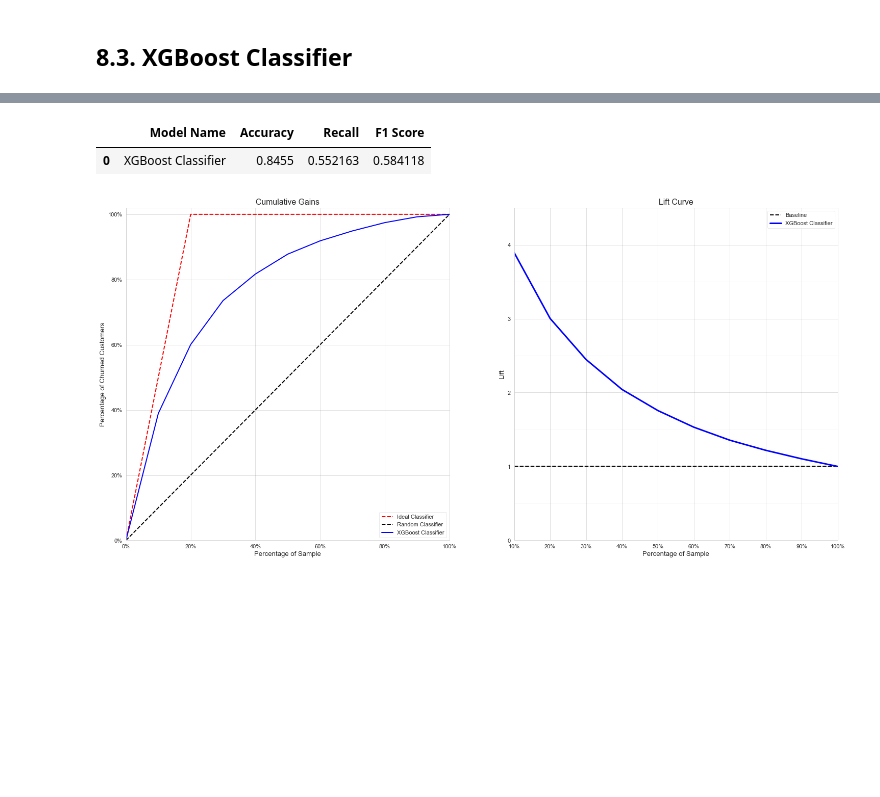
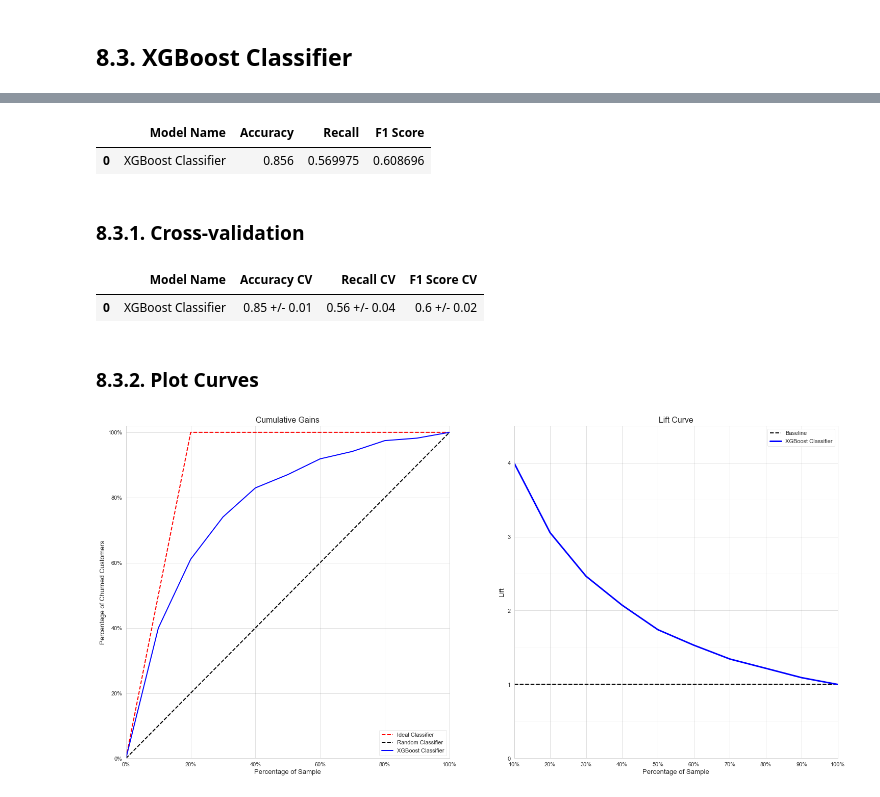
Before and after one commit to Gutscs/Client-Churn-Prediction, a Jupyter notebook: notebooks/churn_pred_cycle-2.ipynb, the cells around one changed output, grey strips where cells are left out. Saved outputs shown, nothing was run; the diff lists cells and outputs as text; code cells hidden in the pictures; blank space fills up the shorter version.

Commit message:
Added cross-validation and fine tuning

```diff
--- a/notebooks/churn_pred_cycle-2.ipynb
+++ b/notebooks/churn_pred_cycle-2.ipynb
@@ -729,7 +825,7 @@ plot_separation(rf_model, x_test, y_test, 'Test Class')
 ## 8.3. XGBoost Classifier
 # %%
 # model
-xgb_model = XGBClassifier( random_state=42 ).fit( x_train_bal, y_train_bal )
+xgb_model = XGBClassifier( random_state=42, eval_metric='logloss', n_jobs=-1 ).fit( x_train_bal, y_train_bal )
 
 # prediction
 y_pred_xgb = xgb_model.predict( x_test )
@@ -742,5 +837,15 @@ xgb_result
 |  | Model Name | Accuracy | Recall | F1 Score |
-| 0 | XGBoost Classifier | 0.8455 | 0.552163 | 0.584118 |
+| 0 | XGBoost Classifier | 0.856 | 0.569975 | 0.608696 |
+# %% [markdown]
+### 8.3.1. Cross-validation
+# %%
+xgb_result_cv = cross_val(X, y, "XGBoost Classifier", xgb_model, kfold=10)
+xgb_result_cv
+# %% [output]
+|  | Model Name | Accuracy CV | Recall CV | F1 Score CV |
+| 0 | XGBoost Classifier | 0.85 +/- 0.01 | 0.56 +/- 0.04 | 0.6 +/- 0.02 |
+# %% [markdown]
+### 8.3.2. Plot Curves
 # %%
 # plot cumulative gain curve and lift curve
 xgb_lifts, xgb_gains = get_lift_gain(xgb_model, x_test, y_test)
```
Also changed, not shown: parts of 25 cells of this notebook.
